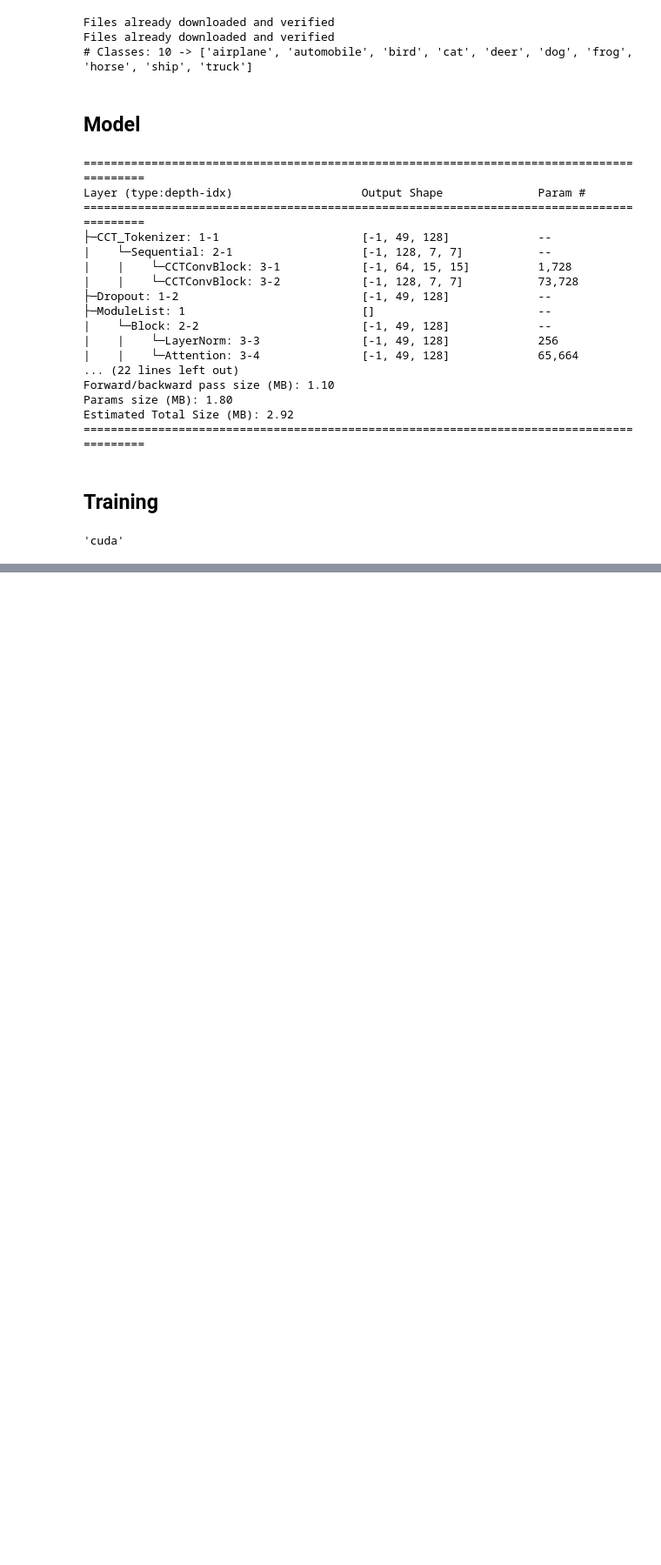
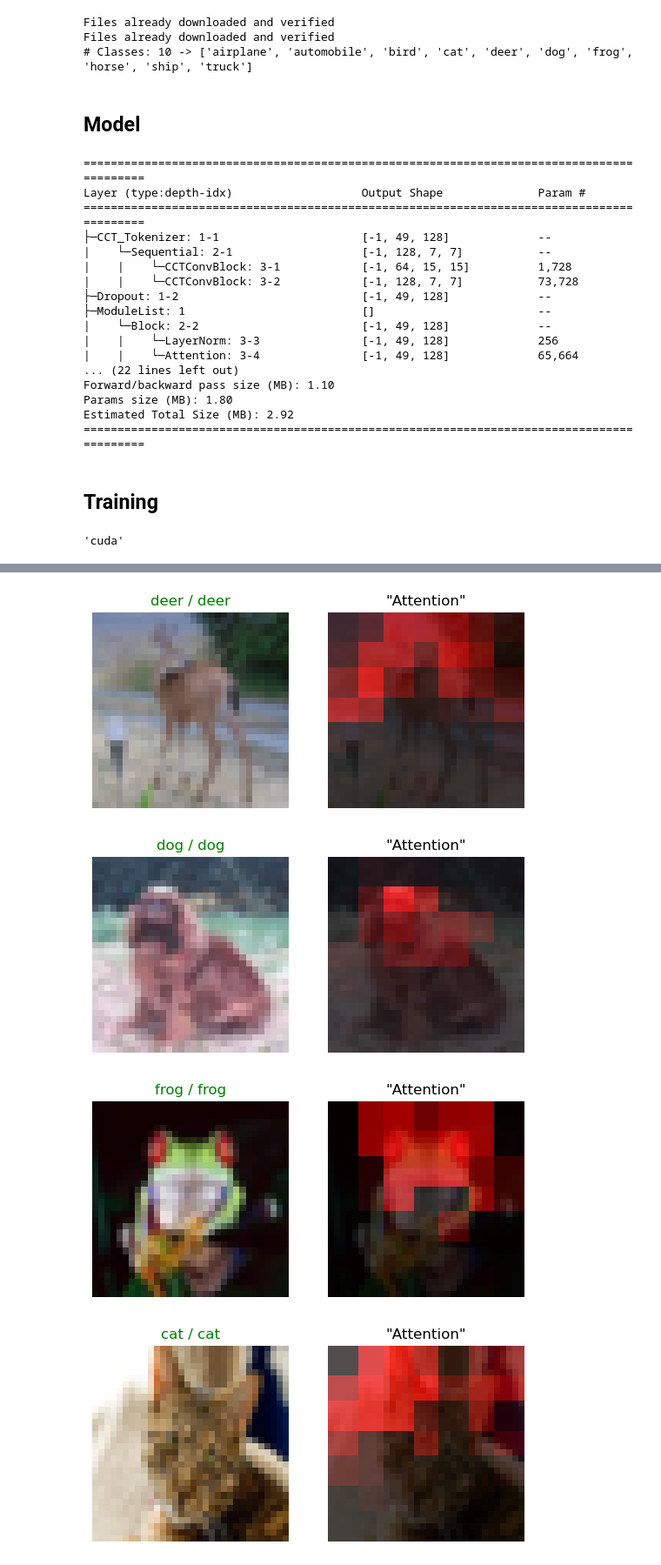
Before and after one commit to cvg25/deep_learning_implementations, a Jupyter notebook: compact_convolutional_transfomers/cct.ipynb, the cells around one changed output, grey strips where cells are left out. Shown at 87% size. Cells and saved outputs as stored; diff of their text form; code cells hidden in the pictures; blank space fills up the shorter version.

```diff
--- a/compact_convolutional_transfomers/cct.ipynb
+++ b/compact_convolutional_transfomers/cct.ipynb
@@ -409,0 +404,12 @@ plt.show()
+# %%
+from PIL import Image
+
+def overlay_2_imgs(bottom_img, top_img, alpha=0.8):
+    bottom_img = bottom_img.copy()
+    top_img = top_img.copy()
+    bottom_img.convert('RGBA')
+    top_img = np.array(top_img.convert('RGBA'))
+    top_img[:,:,3] = int(alpha*255)
+    top_img = Image.fromarray(top_img).resize(bottom_img.size, resample=Image.NEAREST)
+    bottom_img.paste(top_img, (0, 0), top_img)
+    return bottom_img
@@ -409,0 +423,38 @@ plt.show()
+# %%
+bx, by = next(dl_test_iter)
+
+model.eval()
+with torch.no_grad():
+    logits, weighted_repr, x_enc = model(bx.to(device))
+    _, predicted_class_idx = torch.max(logits.data, dim=1)
+    attns = ((weighted_repr.unsqueeze(1) @ x_enc.permute(0,2,1)) * emb_dim ** -0.5).softmax(dim=-1)
+    attns = (attns - attns.min(dim=-1).values.unsqueeze(-1)) / (attns.max(dim=-1).values.unsqueeze(-1) - attns.min(dim=-1).values.unsqueeze(-1))
+    dim =  int(attns.shape[-1]**0.5)
+    attns = attns.reshape((-1, 1, dim, dim)).squeeze(1).cpu().numpy()
+
+for i in range(batch_size):
+    x = bx[i]
+    src_img = Image.fromarray((x*255).permute(1,2,0).to(torch.uint8).cpu().numpy())
+
+    plt.subplot(1, 2, 1)
+    plt.imshow(src_img)
+    plt.axis('off')
+    plt.title(f'{ds_test.classes[by[i]]} / {ds_test.classes[predicted_class_idx[i]]}', c=('g' if by[i] == predicted_class_idx[i] else 'r'))
+
+    attn = attns[i]
+    attn_img = np.zeros((*attn.shape, 3))
+    attn_img[:,:,0] = attn * 255
+    attn_img = Image.fromarray(attn_img.astype(np.uint8))
+    img = overlay_2_imgs(bottom_img=src_img, top_img=attn_img, alpha=0.7)
+
+    plt.subplot(1, 2, 2)
+    plt.imshow(img)
+    plt.axis('off')
+    plt.title(f'"Attention"')
+
+    plt.show()
+# %% [output]
+[figure, added]
+[figure, added]
+[figure, added]
+[figure, added]
```
Also changed, not shown: parts of 4 cells of this notebook.
